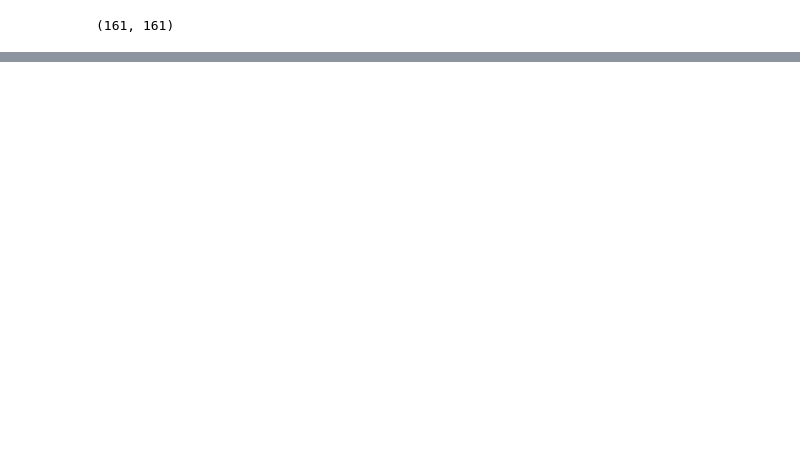
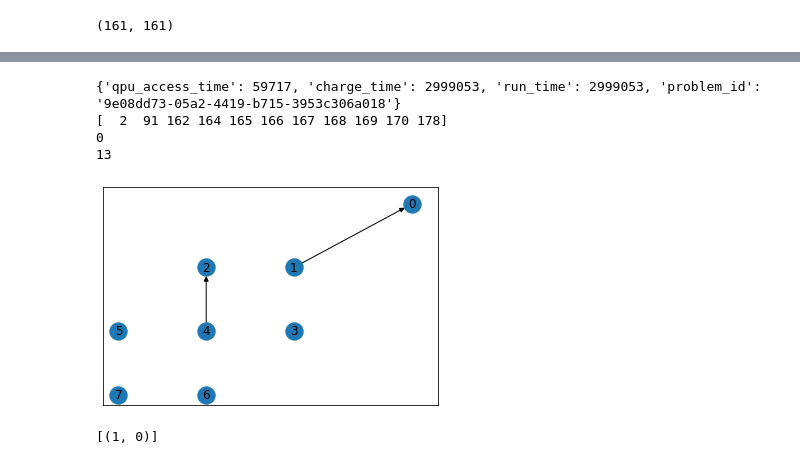
Before and after one commit to djzts/UoH_code, a Jupyter notebook: Minimum Spanning Tree/Final Algorithm.ipynb, the cells around one changed output, grey strips where cells are left out. Drawn from its saved outputs; the diff is of its cells as text; code cells hidden in the pictures; blank space fills up the shorter version.

```diff
--- a/Minimum Spanning Tree/Final Algorithm.ipynb
+++ b/Minimum Spanning Tree/Final Algorithm.ipynb
@@ -183,0 +176,57 @@ plt.show()
+# %%
+QUBO = Final_QUBO_matrix
+# %%
+width,height = np.shape(QUBO)
+
+QUBO_dictionary = defaultdict(int)
+for i in range(width):
+    for j in range(height):
+        QUBO_dictionary[(i,j)] = QUBO[i,j]
+
+
+# Select a solver
+sampler = LeapHybridSampler()
+
+sampleset = sampler.sample_qubo(QUBO)
+
+
+OP = sampleset.to_pandas_dataframe()
+import pandas as pd
+
+OP = OP.sort_values("energy")
+OP_final = OP.to_numpy()
+
+rank = 0
+
+OP_opt = OP_final[rank,:].flatten()
+sample = OP_opt.astype(int)
+
+print(sampleset.info)
+
+
+
+##
+location = np.where(OP_opt[:-2])[0]
+print(location)
+Q = len(pos)-1
+number_of_edge = len(compelete_label)
+
+
+final_G = nx.DiGraph()
+final_G = nx.from_numpy_array(np.zeros_like(network),create_using=nx.DiGraph(directed=True))
+for value in final_index:
+    print(str(value//Q))
+    final_G .add_edges_from([edge for edge, label in compelete_label.items() if label == str(value//Q)])
+
+
+nx.draw_networkx(final_G, pos)
+# %% [output]
+{'qpu_access_time': 59717, 'charge_time': 2999053, 'run_time': 2999053, 'problem_id': '9e08dd73-05a2-4419-b715-3953c306a018'}
+[  2  91 162 164 165 166 167 168 169 170 178]
+0
+13
+[figure, added]
+# %%
+[edge for edge, label in compelete_label.items() if label == str(0)]
+# %% [output]
+[(1, 0)]
```
Also changed, not shown: parts of 19 cells of this notebook, 3 other files.
